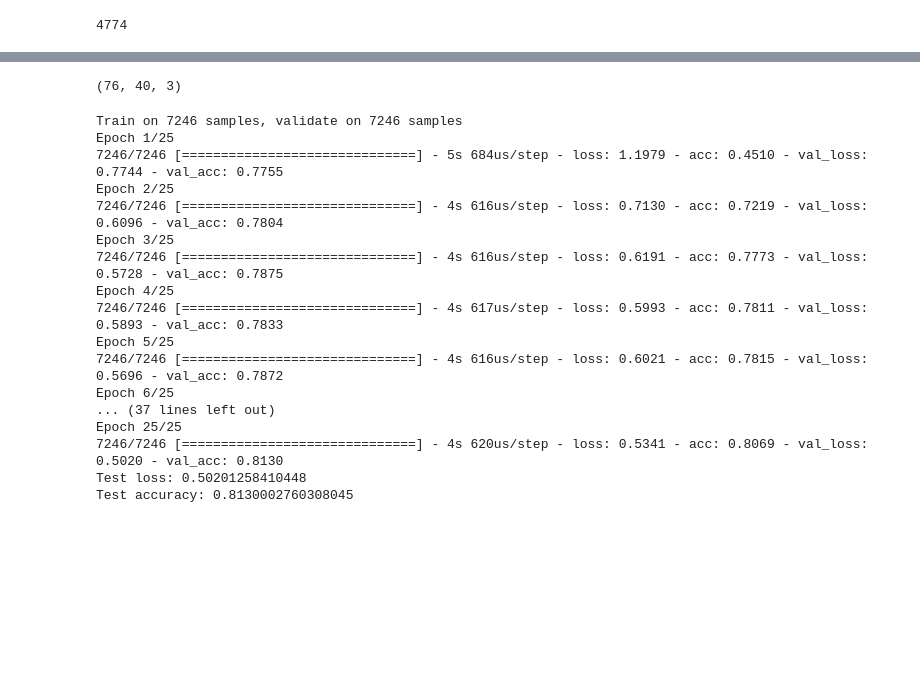
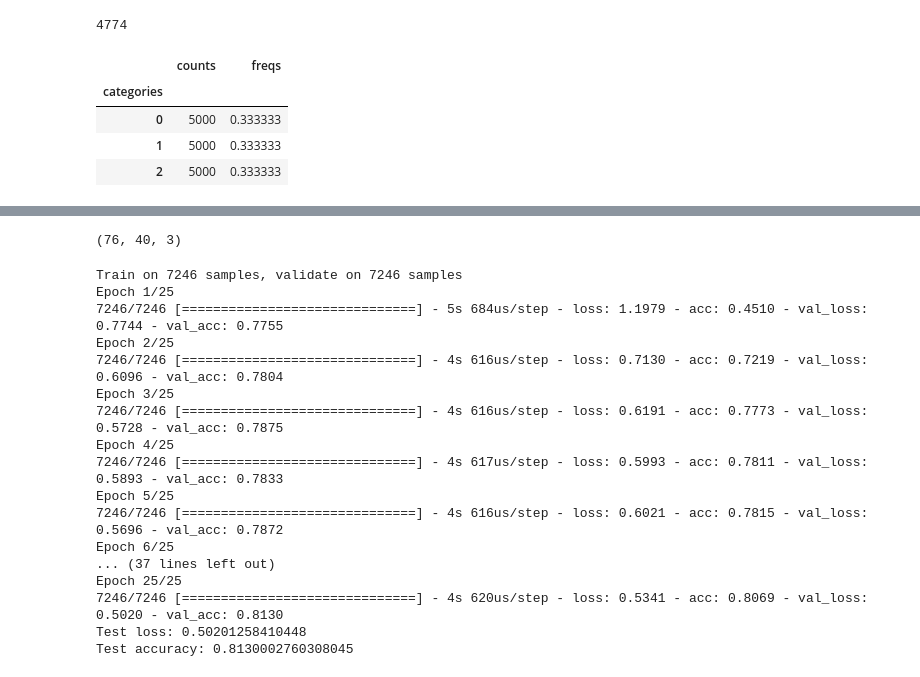
Before and after one commit to Abdilaziz/TL_training, a Jupyter notebook: TL_classifier/initial_classifier.ipynb, the cells around one changed output, grey strips where cells are left out. Drawn from its saved outputs; the diff is of its cells as text; code cells hidden in the pictures; blank space fills up the shorter version.

```diff
--- a/TL_classifier/initial_classifier.ipynb
+++ b/TL_classifier/initial_classifier.ipynb
@@ -211,6 +211,14 @@ def augment_data(X_imgs, label, target_amount=5000):
 
 x_mod, y_mod = augment_data(x, y)
 x_norm_mod, y_norm_mod = augment_data(x_norm, y)
+# %%
+pd.Categorical(y_mod).describe()
+# %% [output]
+|  | counts | freqs |
+| categories |  |  |
+| 0 | 5000 | 0.333333 |
+| 1 | 5000 | 0.333333 |
+| 2 | 5000 | 0.333333 |
 # %%
 idx =13000
 plt.imshow(hsv_to_rgb(x_mod[idx]))
```
Also changed, not shown: parts of 8 cells of this notebook.
